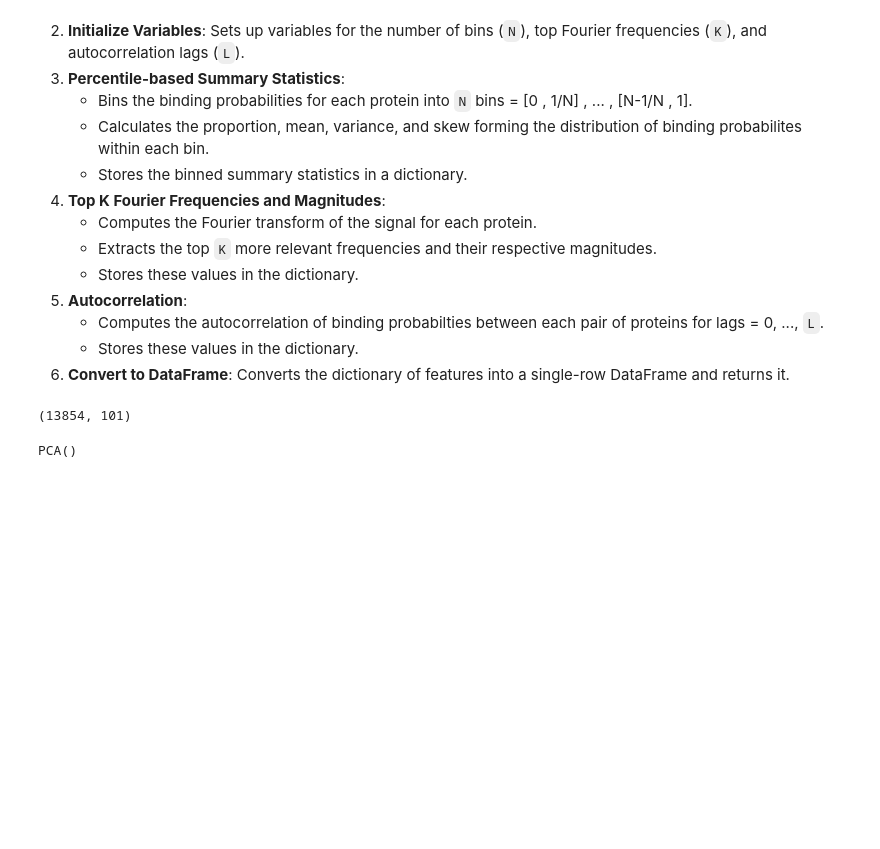
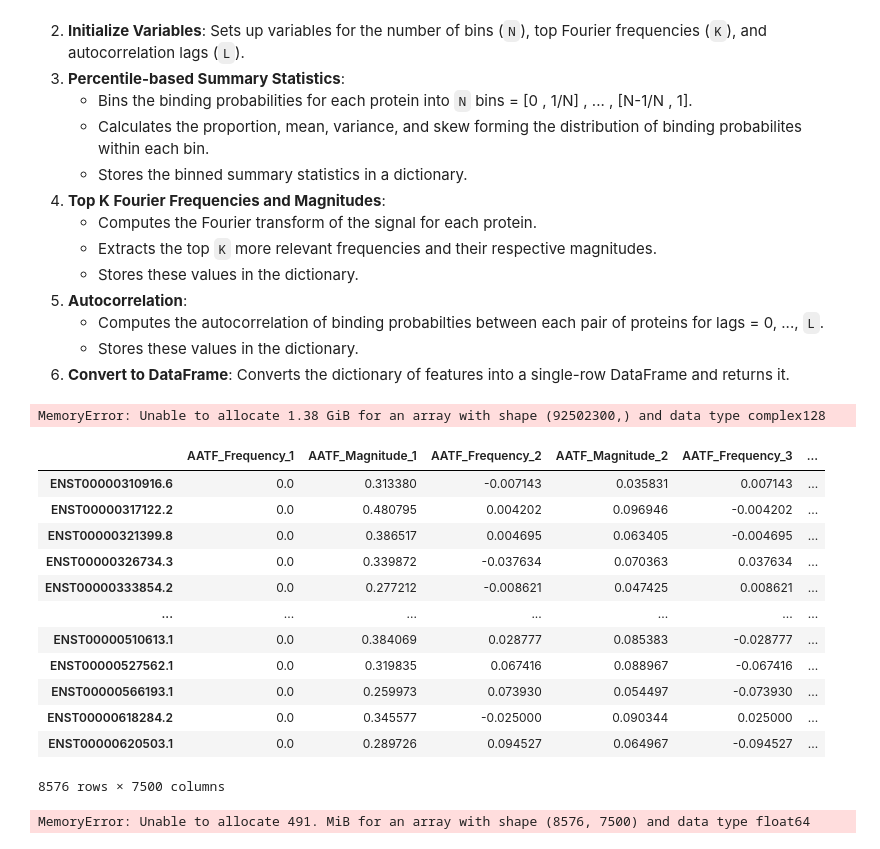
Before and after one commit to simk893/IncRNA_Protein_Interactions, a Jupyter notebook: Exploratory_Data_Analysis.ipynb, the cells around one changed output. Drawn from its saved outputs; the diff is of its cells as text; code cells hidden in the pictures; blank space fills up the shorter version.

```diff
--- a/Exploratory_Data_Analysis.ipynb
+++ b/Exploratory_Data_Analysis.ipynb
@@ -403,9 +401,15 @@ files = [os.path.join(folder_path, filename)
          for filename in os.listdir(folder_path)
          if filename.endswith(".tsv")]
 
-all_features_df, errors, num_processed = process_files_with_progress(files, N=5, K=3, L=0)
+N, K, L, lags = 0, 25, 0, False
+all_features_df, errors, num_processed = process_files_with_progress(files, N=N, K=K, L=L, lags=lags)
 print("\nCompleted processing:")
 print(f" - Processed files: {num_processed}")
 print(f" - Error files: {errors}")
 print("\nAll Features DataFrame:")
-print(all_features_df.head())
+
+output_path = os.path.join(directory_path, f'final_features_N{N}_K{K}_L{L}.csv')
+all_features_df.to_csv(output_path, index=True)
+print(f"DataFrame saved to {output_path}")
+# %% [output]
+MemoryError: Unable to allocate 1.38 GiB for an array with shape (92502300,) and data type complex128
@@ -424,17 +416,29 @@ final_df
-# %%
-final_df.shape
-# %% [output]
-(13854, 101)
+# %%
+all_features_df
+# %% [output]
+|  | AATF_Frequency_1 | AATF_Magnitude_1 | AATF_Frequency_2 | AATF_Magnitude_2 | AATF_Frequency_3 | ... |
+| ENST00000310916.6 | 0.0 | 0.313380 | -0.007143 | 0.035831 | 0.007143 | ... |
+| ENST00000317122.2 | 0.0 | 0.480795 | 0.004202 | 0.096946 | -0.004202 | ... |
+| ENST00000321399.8 | 0.0 | 0.386517 | 0.004695 | 0.063405 | -0.004695 | ... |
+| ENST00000326734.3 | 0.0 | 0.339872 | -0.037634 | 0.070363 | 0.037634 | ... |
+| ENST00000333854.2 | 0.0 | 0.277212 | -0.008621 | 0.047425 | 0.008621 | ... |
+| ... | ... | ... | ... | ... | ... | ... |
+| ENST00000510613.1 | 0.0 | 0.384069 | 0.028777 | 0.085383 | -0.028777 | ... |
+| ENST00000527562.1 | 0.0 | 0.319835 | 0.067416 | 0.088967 | -0.067416 | ... |
+| ENST00000566193.1 | 0.0 | 0.259973 | 0.073930 | 0.054497 | -0.073930 | ... |
+| ENST00000618284.2 | 0.0 | 0.345577 | -0.025000 | 0.090344 | 0.025000 | ... |
+| ENST00000620503.1 | 0.0 | 0.289726 | 0.094527 | 0.064967 | -0.094527 | ... |
+8576 rows × 7500 columns
 # %%
 from sklearn.preprocessing import StandardScaler
 from sklearn.decomposition import PCA
 
 # Standardize the data
 scaler = StandardScaler()
-standardized_data = scaler.fit_transform(final_df.dropna())
+standardized_data = scaler.fit_transform(all_features_df)
 
 # Perform PCA
 pca = PCA()
 pca.fit(standardized_data)
 # %% [output]
-PCA()
+MemoryError: Unable to allocate 491. MiB for an array with shape (8576, 7500) and data type float64
```
Also changed, not shown: parts of 9 cells of this notebook, 1 other file.
